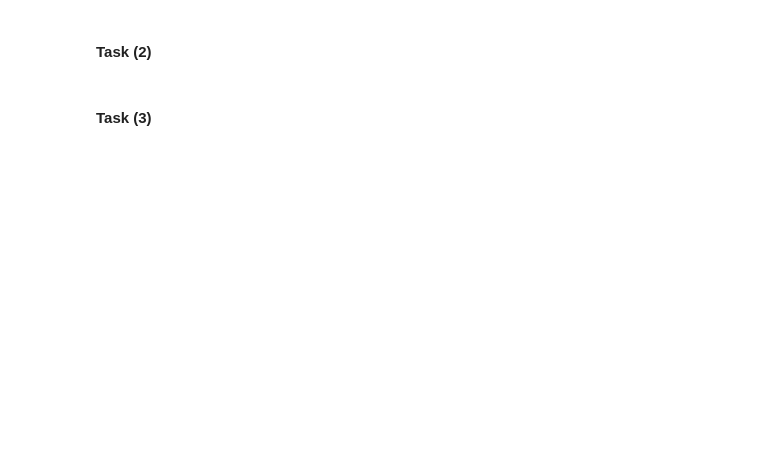
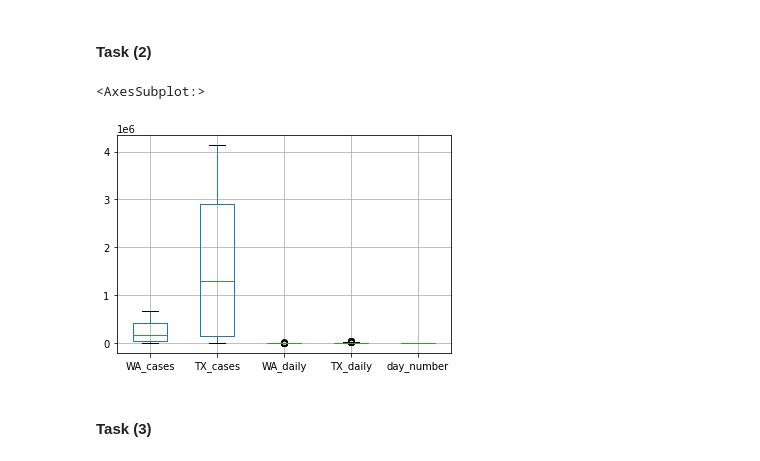
Before and after one commit to babywrath/TW3, a Jupyter notebook: EDA_COVID19.ipynb, the cells around one changed output. Saved outputs shown, nothing was run; the diff lists cells and outputs as text; code cells hidden in the pictures; blank space fills up the shorter version.

```diff
--- a/EDA_COVID19.ipynb
+++ b/EDA_COVID19.ipynb
@@ -249,4 +258,9 @@ data.head()
 # %% [markdown]
 #### Task (2)
+# %%
+data.boxplot()
+# %% [output]
+<AxesSubplot:>
+[figure, added]
 # %% [markdown]
 #### Task (3)
```
Also changed, not shown: parts of 12 cells of this notebook.
